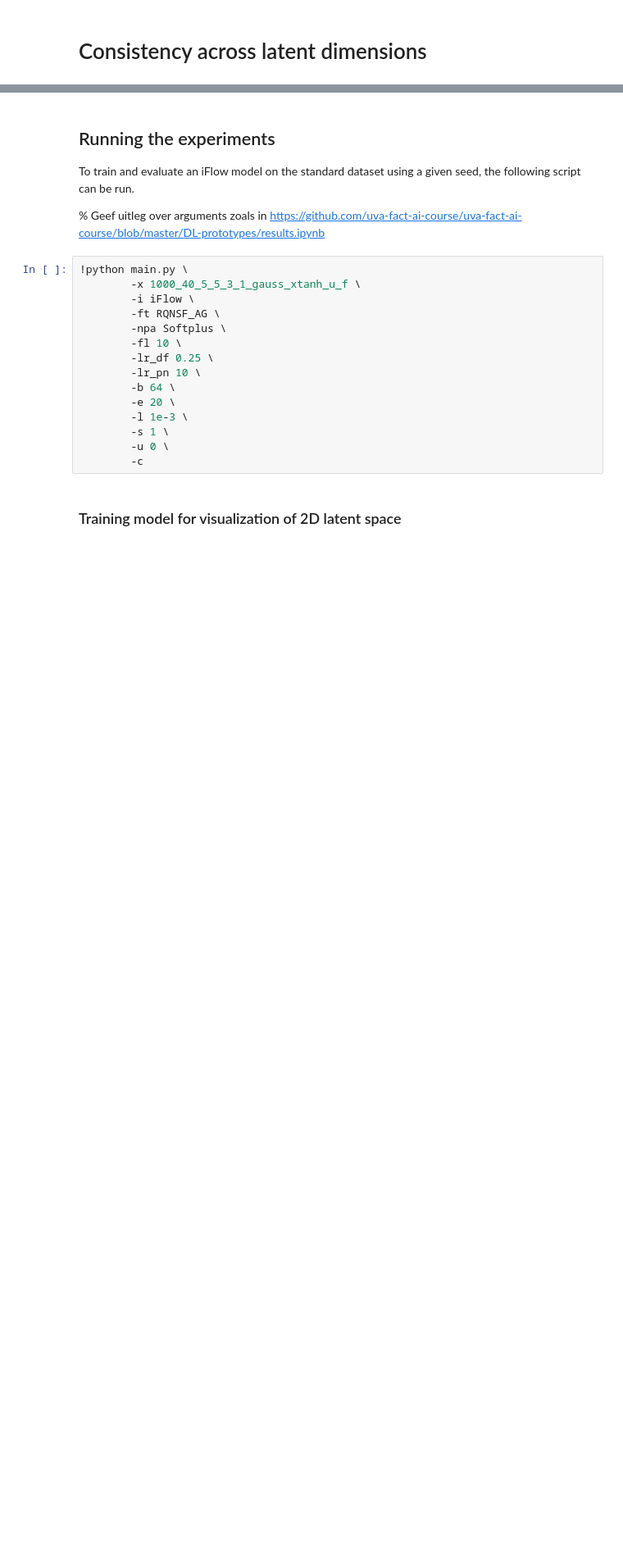
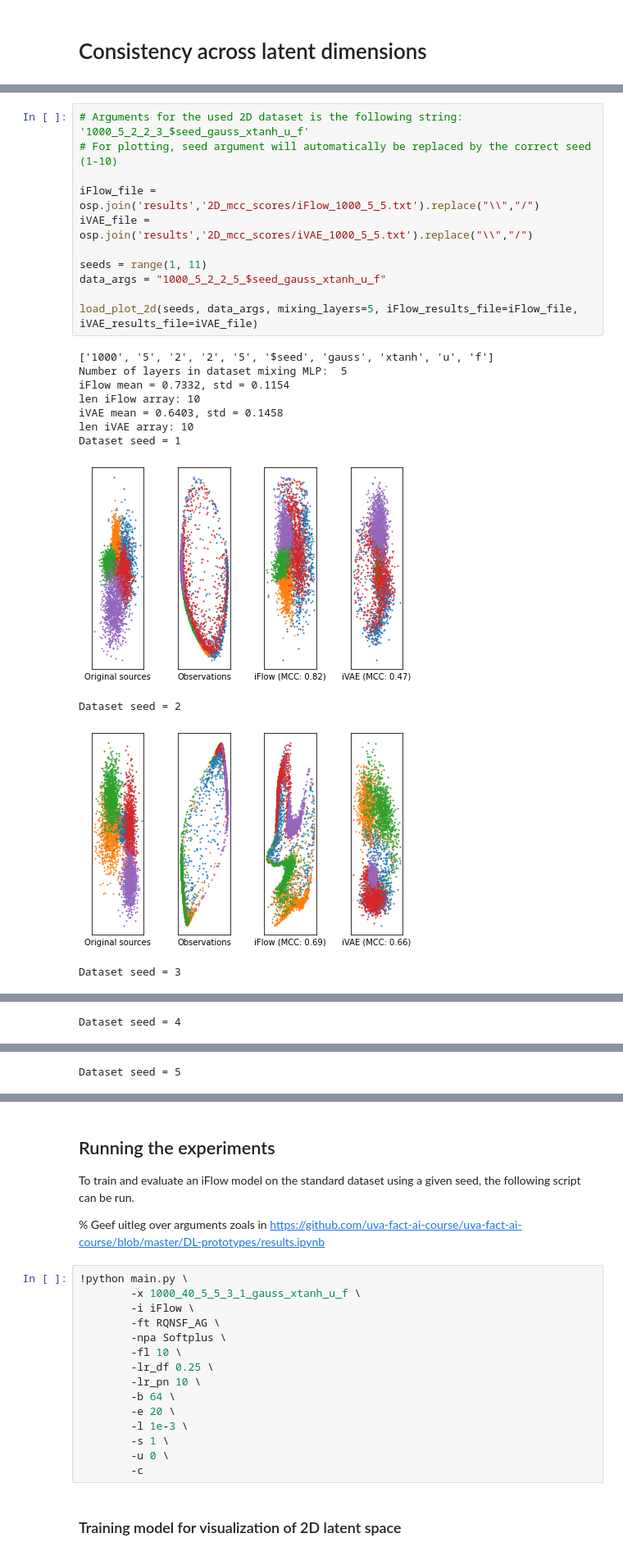
Before and after one commit to TimStolp/iFlow, a Jupyter notebook: results.ipynb, the cells around one changed output, grey strips where cells are left out. Shown at 82% size. Saved outputs shown, nothing was run; the diff lists cells and outputs as text; blank space fills up the shorter version.

```diff
--- a/results.ipynb
+++ b/results.ipynb
@@ -163,0 +237,23 @@ MCC =  0.4297
+# %%
+# Arguments for the used 2D dataset is the following string: '1000_5_2_2_3_$seed_gauss_xtanh_u_f'
+# For plotting, seed argument will automatically be replaced by the correct seed (1-10)
+
+iFlow_file = osp.join('results','2D_mcc_scores/iFlow_1000_5_5.txt').replace("\\","/")
+iVAE_file = osp.join('results','2D_mcc_scores/iVAE_1000_5_5.txt').replace("\\","/")
+
+seeds = range(1, 11)
+data_args = "1000_5_2_2_5_$seed_gauss_xtanh_u_f"
+
+load_plot_2d(seeds, data_args, mixing_layers=5, iFlow_results_file=iFlow_file, iVAE_results_file=iVAE_file)
+# %% [output]
+['1000', '5', '2', '2', '5', '$seed', 'gauss', 'xtanh', 'u', 'f']
+Number of layers in dataset mixing MLP:  5
+iFlow mean = 0.7332, std = 0.1154
+len iFlow array: 10
+iVAE mean = 0.6403, std = 0.1458
+len iVAE array: 10
+Dataset seed = 1
+[figure, added]
+Dataset seed = 2
+[figure, added]
+Dataset seed = 3
@@ -163,0 +261 @@ MCC =  0.4297
+Dataset seed = 4
@@ -163,0 +263 @@ MCC =  0.4297
+Dataset seed = 5
```
Also changed, not shown: parts of 12 cells of this notebook, 13 other files.
